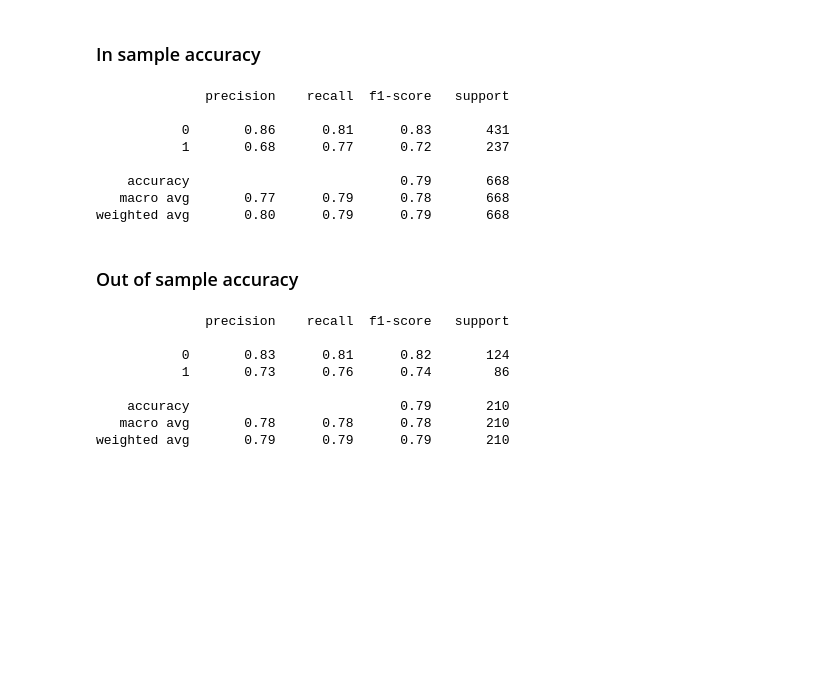
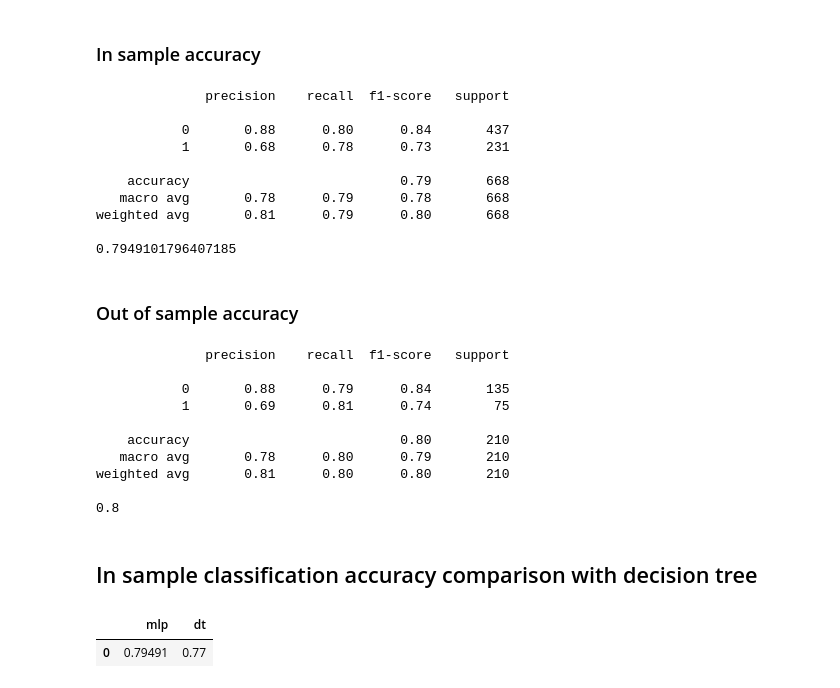
Before and after one commit to mycicle/cpe695, a Jupyter notebook: assignments/HW4/HW4.ipynb, the cells around one changed output. Cells and saved outputs as stored; diff of their text form; code cells hidden in the pictures; blank space fills up the shorter version.

```diff
--- a/assignments/HW4/HW4.ipynb
+++ b/assignments/HW4/HW4.ipynb
@@ -99,26 +99,42 @@ MLPClassifier(alpha=1e-05, hidden_layer_sizes=(4, 8), random_state=42)
 # %%
 y_pred = clf.predict(x_train)
 print(classification_report(y_pred, y_train))
+print(clf.score(x_train, y_train))
 # %% [output]
               precision    recall  f1-score   support
 
-           0       0.86      0.81      0.83       431
-           1       0.68      0.77      0.72       237
+           0       0.88      0.80      0.84       437
+           1       0.68      0.78      0.73       231
 
     accuracy                           0.79       668
-   macro avg       0.77      0.79      0.78       668
-weighted avg       0.80      0.79      0.79       668
+   macro avg       0.78      0.79      0.78       668
+weighted avg       0.81      0.79      0.80       668
+
+0.7949101796407185
 # %% [markdown]
 ### Out of sample accuracy
 # %%
 y_pred_test = clf.predict(x_test)
 print(classification_report(y_pred_test, y_test))
+print(clf.score(x_test, y_test))
 # %% [output]
               precision    recall  f1-score   support
 
-           0       0.83      0.81      0.82       124
-           1       0.73      0.76      0.74        86
+           0       0.88      0.79      0.84       135
+           1       0.69      0.81      0.74        75
 
-    accuracy                           0.79       210
-   macro avg       0.78      0.78      0.78       210
-weighted avg       0.79      0.79      0.79       210
+    accuracy                           0.80       210
+   macro avg       0.78      0.80      0.79       210
+weighted avg       0.81      0.80      0.80       210
+
+0.8
+# %%
+in_sample = pd.DataFrame({'mlp': [clf.score(x_train, y_train)], 'dt': [0.77]})
+out_of_sample = pd.DataFrame({'mlp': [clf.score(x_test, y_test)], 'dt': [0.79]})
+# %% [markdown]
+## In sample classification accuracy comparison with decision tree
+# %%
+in_sample
+# %% [output]
+|  | mlp | dt |
+| 0 | 0.79491 | 0.77 |
```
Also changed, not shown: parts of 2 cells of this notebook, 1 other file.
